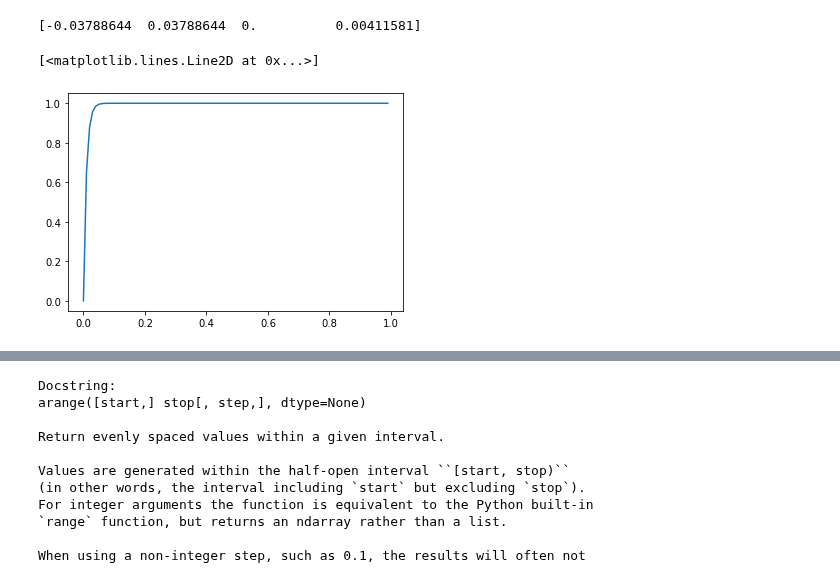
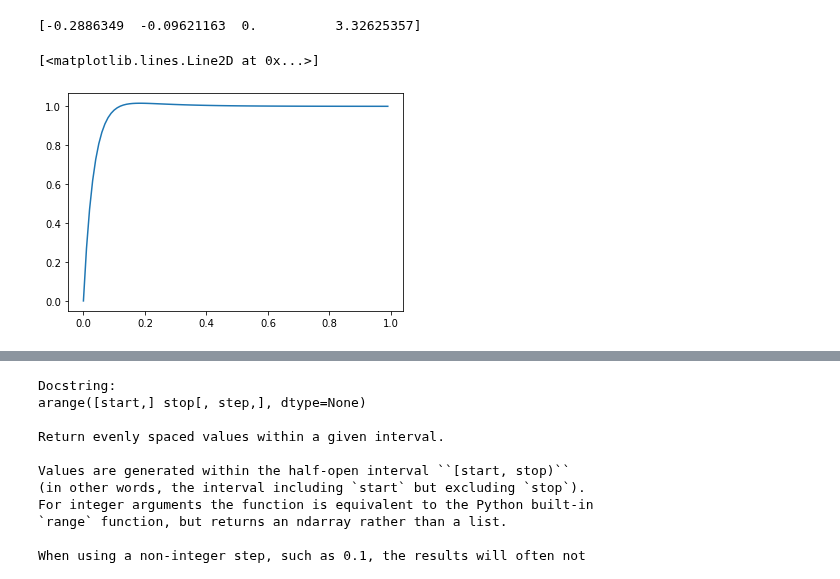
Before and after one commit to jjffkkgg/pytorch_practice, a Jupyter notebook: python/reference_nb/quadrotor_sim.ipynb, the cells around one changed output, grey strips where cells are left out. Saved outputs shown, nothing was run; the diff lists cells and outputs as text; code cells hidden in the pictures.

```diff
--- a/python/reference_nb/quadrotor_sim.ipynb
+++ b/python/reference_nb/quadrotor_sim.ipynb
@@ -198,8 +198,8 @@ def derive_equations():
     acc_ref_b = vel_ref_b - vel_b
     # vel_err_b_z = acc_ref_b[2]
     F_ref_b = acc_ref_b * par.m
-    # F_ref_T_b = F_ref_b - g_b
-    vel_err_z_b = F_ref_b[2] / par.m
+    F_ref_T_b = F_ref_b - g_b
+    vel_err_z_b = F_ref_T_b[2] / par.m
 
     F_ref_b[2] = 0
     F_Tf_b = F_ref_b - g_b
@@ -245,6 +245,7 @@ p = par.p
 dt = 0.01
 t = 0.1
 hover_thrust = throttle(p[0]*p[8],p[3],p[2],p[4],p[5],p[6],p[7])
+# hover_thrust = 0.1
 u0 = np.array([0,0,0,hover_thrust*4])
 ui = u0
 xi_c = np.zeros(1)
@@ -269,39 +270,39 @@ s = control.tf([1,0],[0,1])
 H_com = 1
 H_rollr = H_com
 H_pitchr = H_com
-H_yawr = H_com
-H_thrustr = (s+10)/(s+5)
+H_yawr = 5
+H_thrustr = 3 + (s+10)/(s+5)
 
 H = [H_rollr, H_pitchr, H_yawr, H_thrustr]
 
 for i in range(len(TF)):
         TF[i] *= H[i]
         TF_f[i] = TF[i].feedback()
 
 rollr_sys = control.tf2ss(control.c2d(TF_f[0], dt))
 pitchr_sys = control.tf2ss(control.c2d(TF_f[1], dt))
 yawr_sys = control.tf2ss(control.c2d(TF_f[2], dt))
 thrust_sys = control.tf2ss(control.c2d(TF_f[3], dt))
 
 rx_0 = np.zeros((rollr_sys.A.shape[0],1))
 px_0 = np.zeros((pitchr_sys.A.shape[0],1))
 yx_0 = np.zeros((yawr_sys.A.shape[0],1))
 tx_0 = np.zeros((thrust_sys.A.shape[0],1))
 
 rx = np.dot(rollr_sys.A, rx_0) + np.dot(rollr_sys.B, err_wb[0])
 px = np.dot(pitchr_sys.A, px_0) + np.dot(pitchr_sys.B, err_wb[1])
 yx = np.dot(yawr_sys.A, yx_0) + np.dot(yawr_sys.B, err_wb[2])
 tx = np.dot(thrust_sys.A, tx_0) + np.dot(thrust_sys.B, err_vbz)
 
 ui[0] = np.dot(rollr_sys.C, rx) + np.dot(rollr_sys.D, err_wb[0])
 ui[1] = np.dot(pitchr_sys.C, px) + np.dot(pitchr_sys.D, err_wb[1])
 ui[2] = np.dot(yawr_sys.C, yx) + np.dot(yawr_sys.D, err_wb[2])
 ui[3] = np.dot(thrust_sys.C, tx) + np.dot(thrust_sys.D, err_vbz)
 print(ui)
-t,y = control.step_response(TF[1],np.arange(0,1,0.01))
+t,y = control.step_response(TF[3],np.arange(0,1,0.01))
 plt.plot(t,y)
 # %% [output]
-[-0.03788644  0.03788644  0.          0.00411581]
+[-0.2886349  -0.09621163  0.          3.32625357]
 [<matplotlib.lines.Line2D at 0x...>]
-[figure, old version]
+[figure, new version]
 # %%
```
Also changed, not shown: parts of 4 cells of this notebook, 4 other files.
